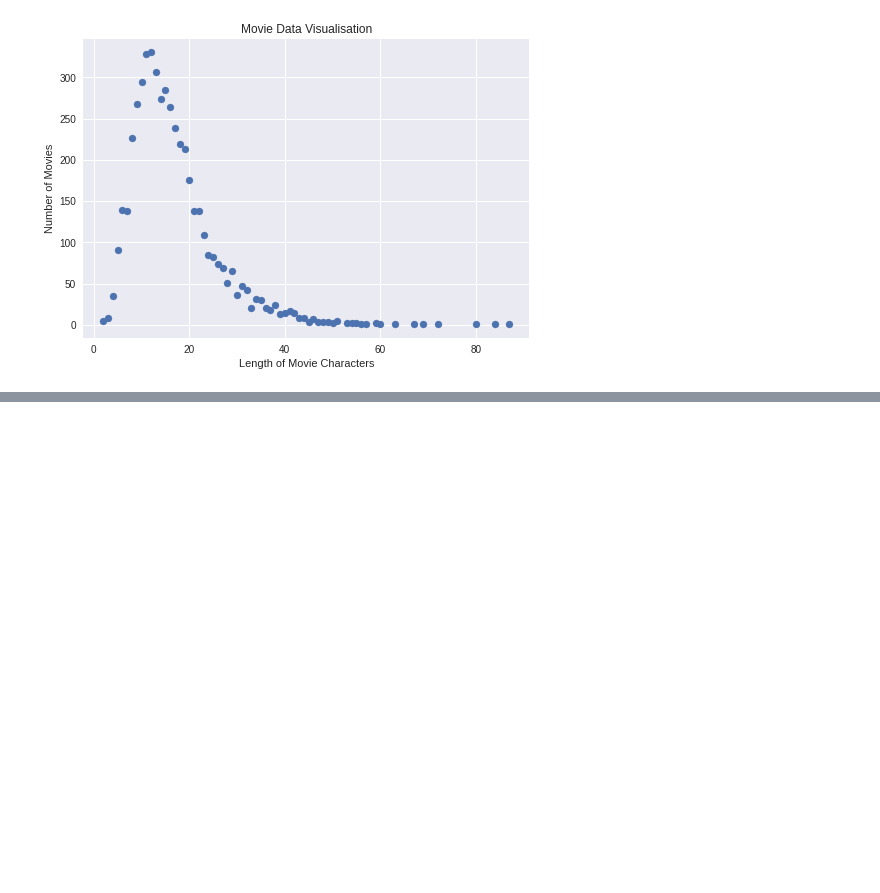
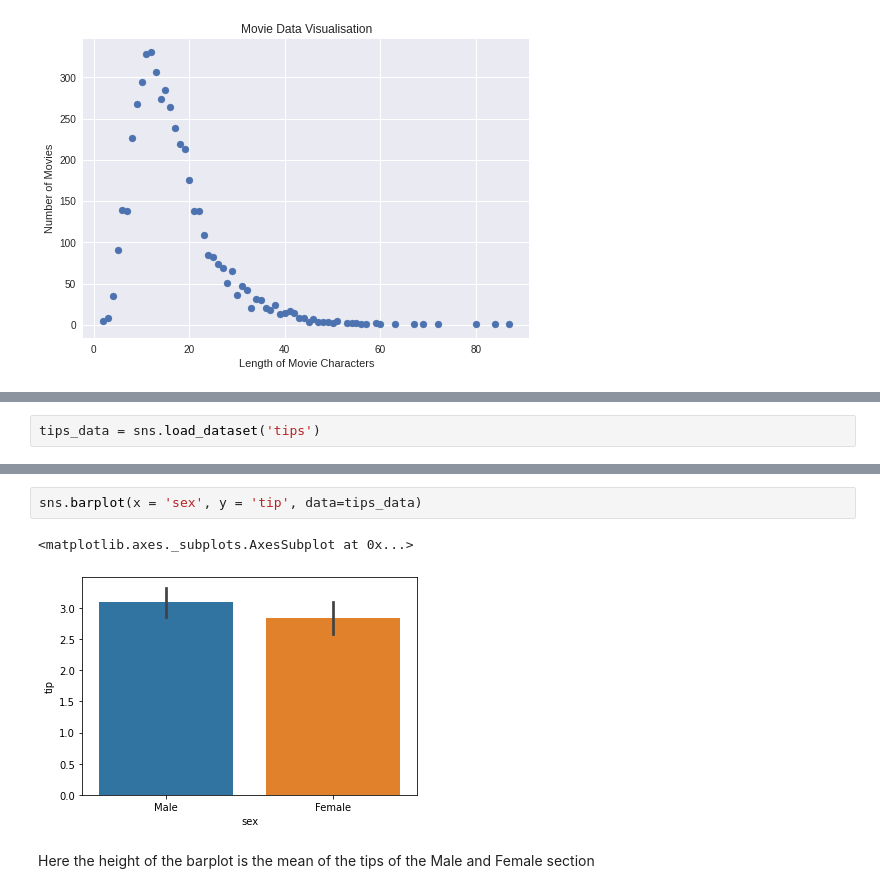
Before and after one commit to anushka-code/Coding-Blocks-ML-DL-, a Jupyter notebook: Data_Visualisation.ipynb, the cells around one changed output, grey strips where cells are left out. Cells and saved outputs as stored; diff of their text form; blank space fills up the shorter version.

```diff
--- a/Data_Visualisation.ipynb
+++ b/Data_Visualisation.ipynb
@@ -173,0 +194,2 @@ plt.show()
+# %%
+tips_data = sns.load_dataset('tips')
@@ -173,0 +205,7 @@ plt.show()
+# %%
+sns.barplot(x = 'sex', y = 'tip', data=tips_data)
+# %% [output]
+<matplotlib.axes._subplots.AxesSubplot at 0x...>
+[figure, added]
+# %% [markdown]
+Here the height of the barplot is the mean of the tips of the Male and Female section
```
Also changed, not shown: parts of 5 cells of this notebook.
